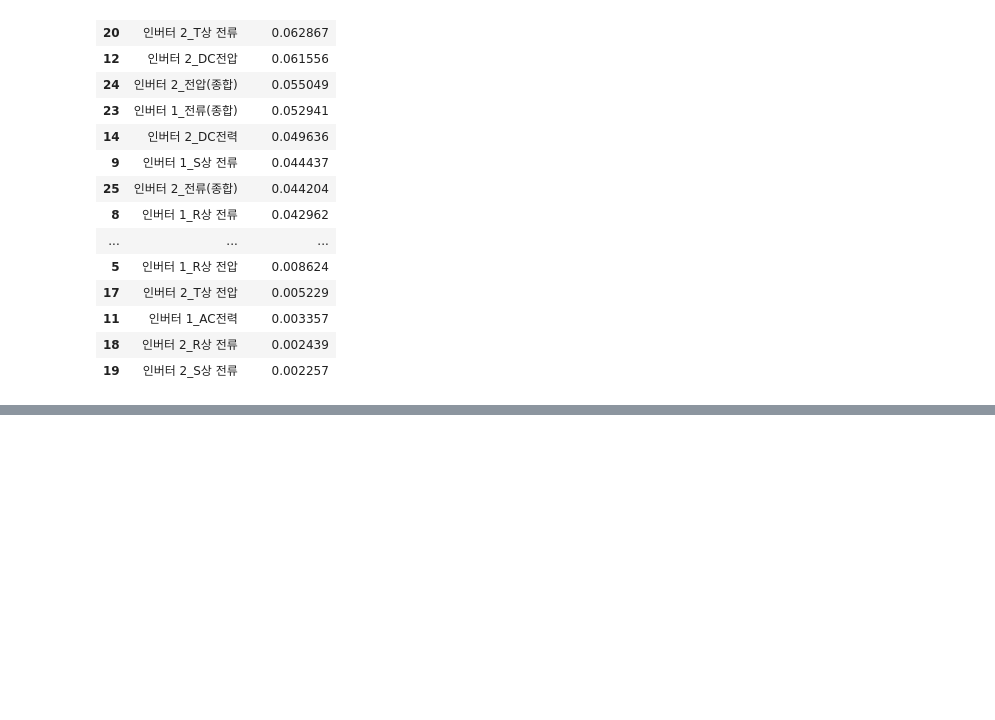
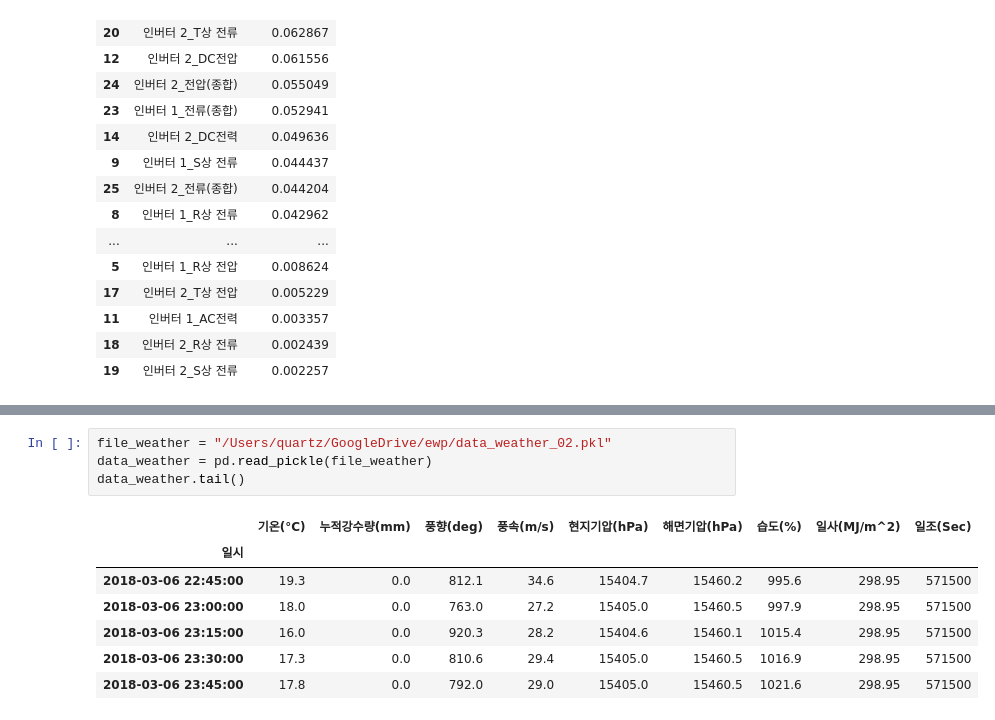
Before and after one commit to seokyeongheo/ewp-contest-2019, a Jupyter notebook: 02_EDA.ipynb, the cells around one changed output, grey strips where cells are left out. Drawn from its saved outputs; the diff is of its cells as text; blank space fills up the shorter version.

```diff
--- a/02_EDA.ipynb
+++ b/02_EDA.ipynb
@@ -493,0 +531,12 @@ feature_importance.sort_values(by='importance', ascending=False)
+# %%
+file_weather = "/Users/quartz/GoogleDrive/ewp/data_weather_02.pkl"
+data_weather = pd.read_pickle(file_weather)
+data_weather.tail()
+# %% [output]
+|  | 기온(°C) | 누적강수량(mm) | 풍향(deg) | 풍속(m/s) | 현지기압(hPa) | 해면기압(hPa) | 습도(%) | 일사(MJ/m^2) | 일조(Sec) |
+| 일시 |  |  |  |  |  |  |  |  |  |
+| 2018-03-06 22:45:00 | 19.3 | 0.0 | 812.1 | 34.6 | 15404.7 | 15460.2 | 995.6 | 298.95 | 571500 |
+| 2018-03-06 23:00:00 | 18.0 | 0.0 | 763.0 | 27.2 | 15405.0 | 15460.5 | 997.9 | 298.95 | 571500 |
+| 2018-03-06 23:15:00 | 16.0 | 0.0 | 920.3 | 28.2 | 15404.6 | 15460.1 | 1015.4 | 298.95 | 571500 |
+| 2018-03-06 23:30:00 | 17.3 | 0.0 | 810.6 | 29.4 | 15405.0 | 15460.5 | 1016.9 | 298.95 | 571500 |
+| 2018-03-06 23:45:00 | 17.8 | 0.0 | 792.0 | 29.0 | 15405.0 | 15460.5 | 1021.6 | 298.95 | 571500 |
```
Also changed, not shown: parts of 8 cells of this notebook.
